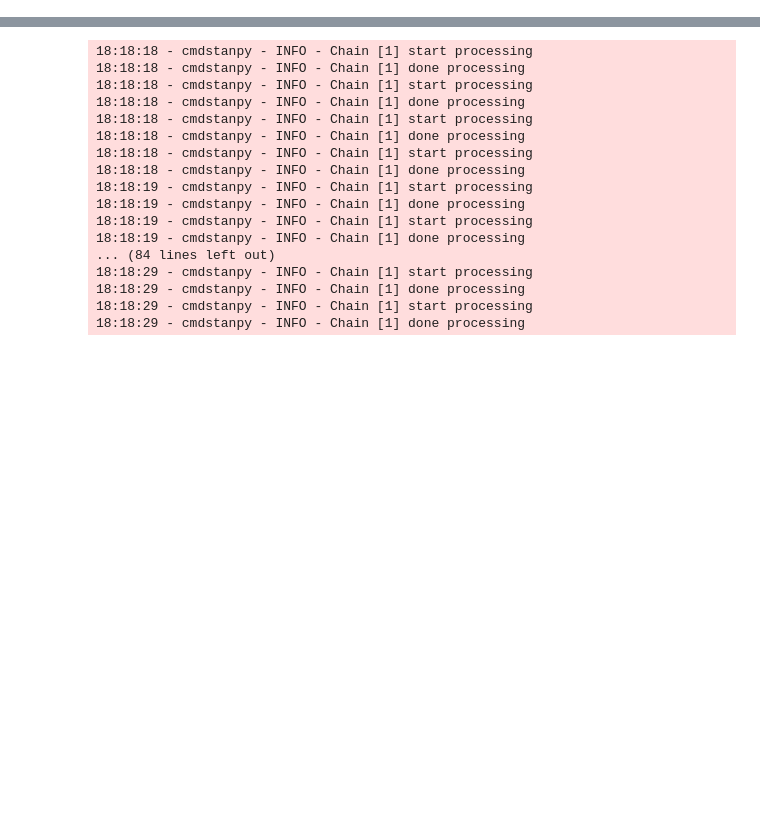
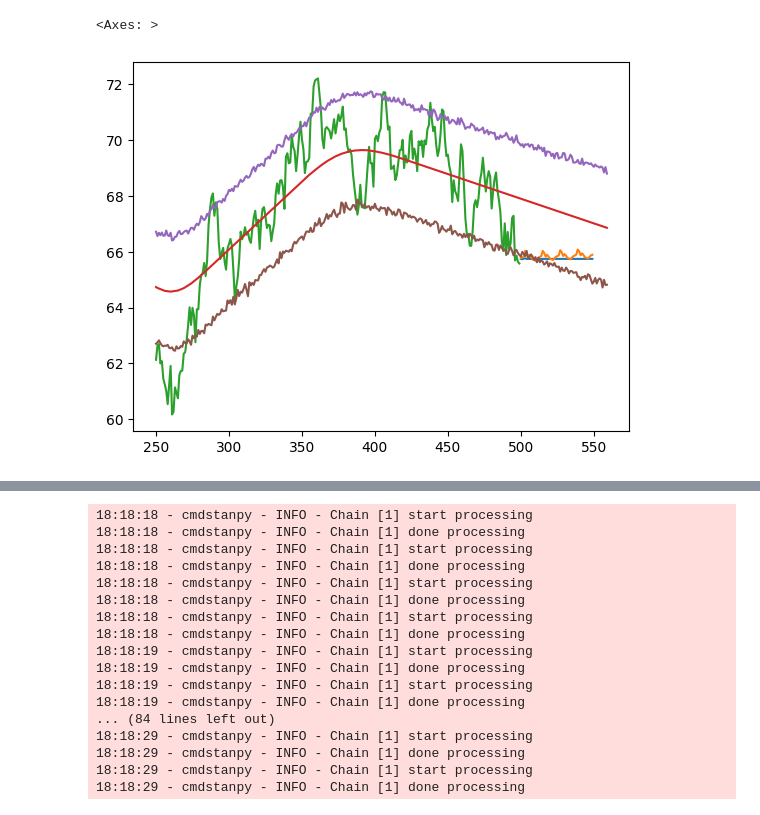
Before and after one commit to sydneycally-inclane-2812/algothon-fintech-unsw-2024, a Jupyter notebook: prophet_strat.ipynb, the cells around one changed output, grey strips where cells are left out. Drawn from its saved outputs; the diff is of its cells as text; code cells hidden in the pictures; blank space fills up the shorter version.

```diff
--- a/prophet_strat.ipynb
+++ b/prophet_strat.ipynb
@@ -24,0 +101,26 @@ full_data['ds'] = date_range
+# %%
+# Test ARIMA
+from statsmodels.tsa.arima.model import ARIMA
+from statsmodels.tsa.statespace.sarimax import SARIMAX
+from statsmodels.tsa.holtwinters import SimpleExpSmoothing
+from statsmodels.tsa.holtwinters import ExponentialSmoothing
+
+# ARIMA
+model = ARIMA(training_data['y'], order=(5, 1, 0))
+model_fit = model.fit()
+forecast = model_fit.forecast(steps=50)
+forecast.plot()
+
+# SARIMA
+model = SARIMAX(training_data['y'], order=(5, 1, 0), seasonal_order=(1, 1, 1, 12))
+model_fit = model.fit()
+forecast = model_fit.forecast(steps=50)
+forecast.plot()
+
+training_data['y'][250:].plot()
+forecast_prophet['yhat'][250:560].plot()
+forecast_prophet['yhat_upper'][250:560].plot()
+forecast_prophet['yhat_lower'][250:560].plot()
+# %% [output]
+<Axes: >
+[figure, added]
```
Also changed, not shown: parts of 9 cells of this notebook, 5 other files.
